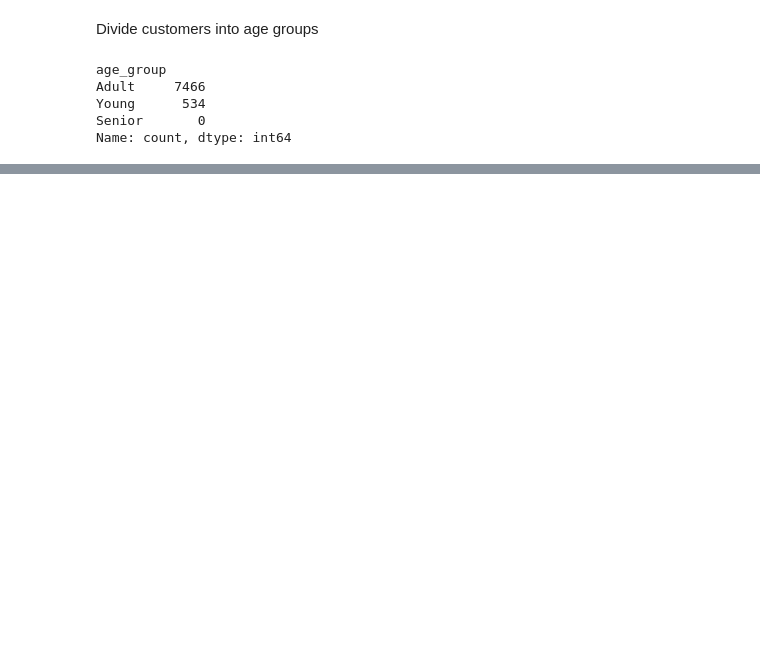
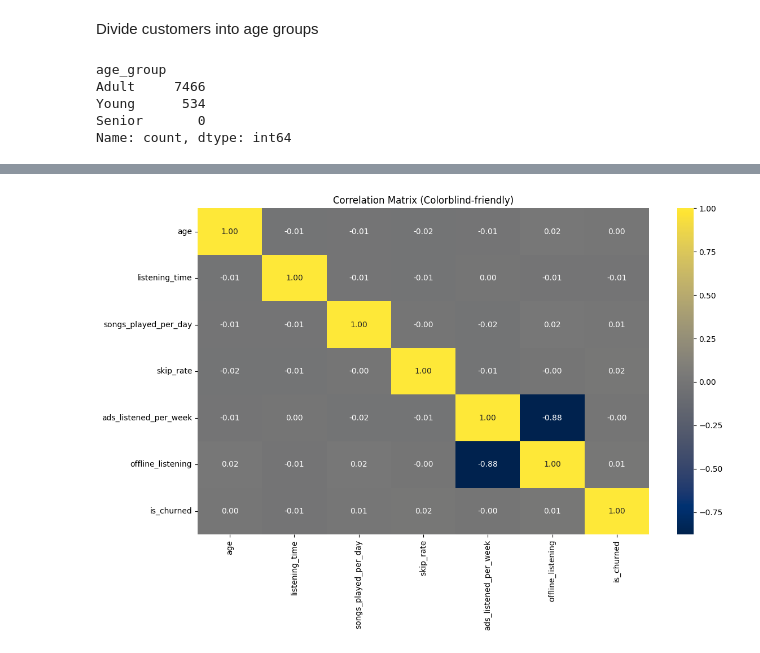
Before and after one commit to mitologistka/spotify-churn-analysis, a Jupyter notebook: notebooks/EDA.ipynb, the cells around one changed output, grey strips where cells are left out. Cells and saved outputs as stored; diff of their text form; code cells hidden in the pictures; blank space fills up the shorter version.

```diff
--- a/notebooks/EDA.ipynb
+++ b/notebooks/EDA.ipynb
@@ -143,0 +100,10 @@ Text(0, 0, '8000\nusers')
+# %%
+numerical_cols = df.select_dtypes(include=np.number).columns
+
+for col in numerical_cols:
+    plt.figure(figsize=(6,4))
+    plt.hist(df[col], bins=30)
+    plt.title(f"Distribution of {col}")
+    plt.xlabel(col)
+    plt.ylabel("Frequency")
+    plt.show()
@@ -143,0 +118,19 @@ Text(0, 0, '8000\nusers')
+# %%
+# compute correlation matrix for numerical features and plot it
+corr = df[numerical_cols].corr()
+
+plt.figure(figsize=(12,8))
+sns.heatmap(
+    corr,
+    annot=True,
+    fmt=".2f",
+    cmap="cividis",
+    cbar=True
+)
+plt.title("Correlation Matrix (Colorblind-friendly)")
+plt.xticks(rotation=90)
+plt.yticks(rotation=0)
+plt.tight_layout()
+plt.show()
+# %% [output]
+[figure, added]
```
Also changed, not shown: parts of 31 cells of this notebook.
